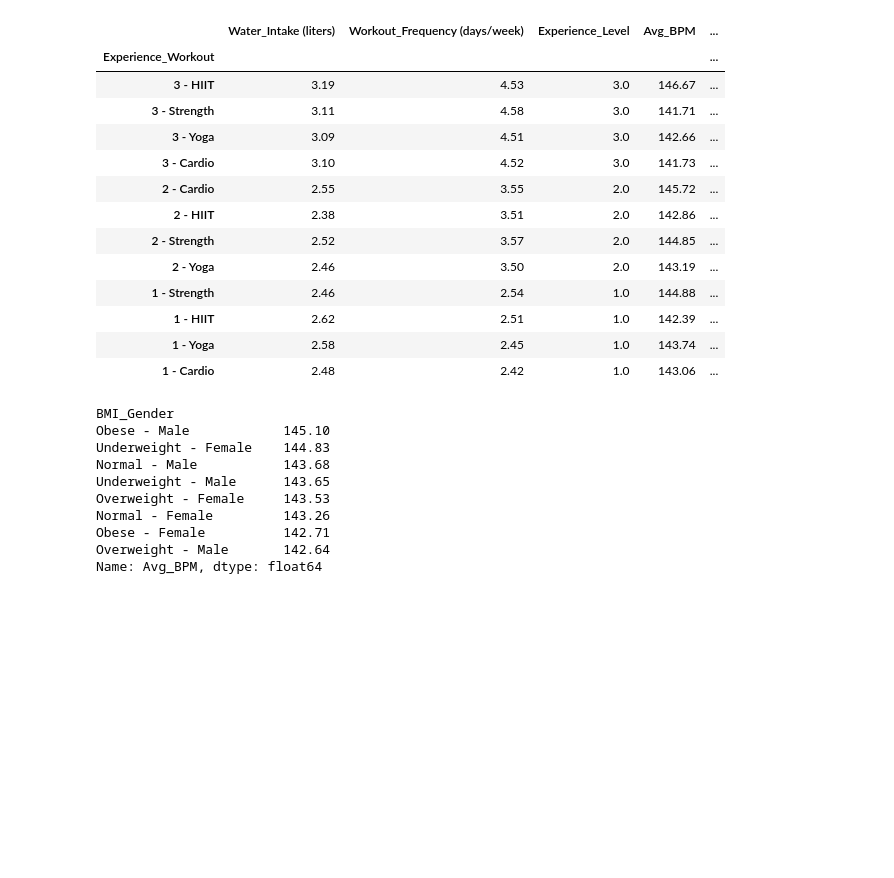
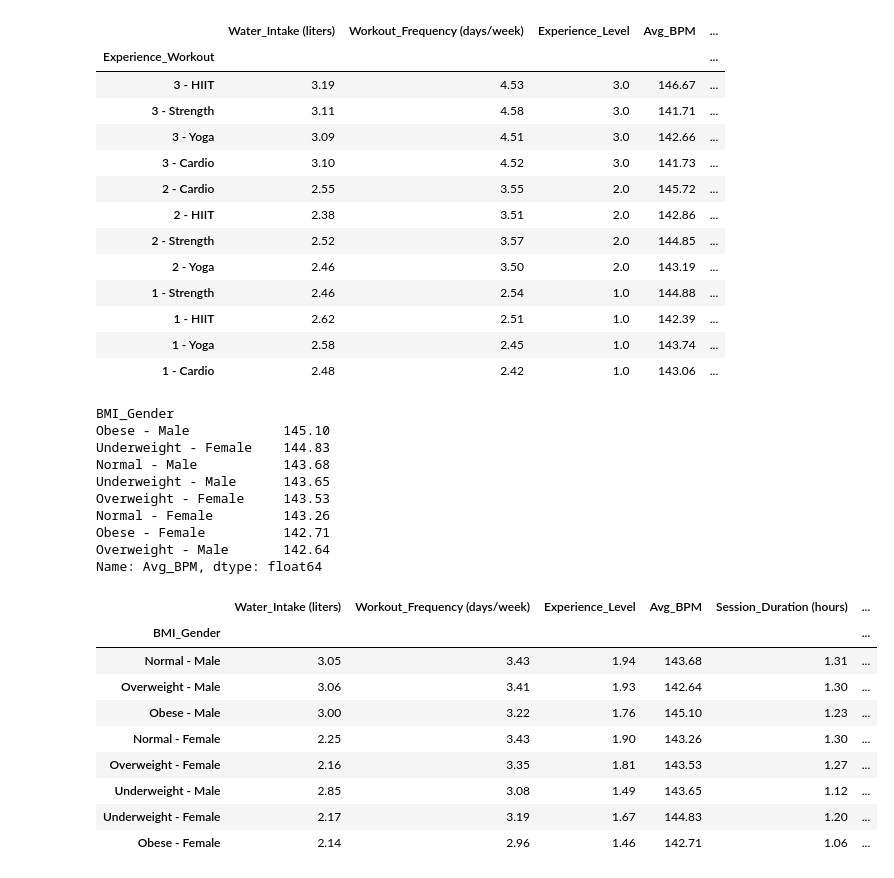
Before and after one commit to FlazeFy2/DS-Gym_Members_Exercise, a Jupyter notebook: descriptive statistics.ipynb, the cells around one changed output. Drawn from its saved outputs; the diff is of its cells as text; code cells hidden in the pictures; blank space fills up the shorter version.

Commit message:
[DS] Descriptive Statistic : Average Water Intake, Workout Frequency, Experience_Level, Avg BPM, Session Duration, Calories_Burned per BMI - Gender

```diff
--- a/descriptive statistics.ipynb
+++ b/descriptive statistics.ipynb
@@ -584,3 +584,62 @@ Normal - Female         143.26
 Obese - Female          142.71
 Overweight - Male       142.64
 Name: Avg_BPM, dtype: float64
+# %%
+import pandas as pd
+import numpy as np
+from datetime import datetime
+
+data = pd.read_csv("gym_members_exercise_tracking.csv")
+
+# Descriptive Statistic : Average Water Intake, Workout Frequency, Experience_Level, Avg BPM, Session Duration, Calories_Burned per BMI - Gender
+target_col = [
+    'Water_Intake (liters)', 'Workout_Frequency (days/week)', 'Experience_Level', 'Avg_BPM', 'Session_Duration (hours)', 'Calories_Burned'
+]
+
+# Convert to numeric
+for col in target_col:
+    data[col] = pd.to_numeric(data[col], errors='coerce')
+
+# Remove NaN
+data = data.dropna(subset=target_col)
+
+# Calculate BMI
+data['BMI'] = data['Weight (kg)'] / (data['Height (m)'] ** 2)
+
+# Function to classify BMI Category
+def get_bmi_category(bmi):
+    if bmi < 18.5:
+        return "Underweight"
+    elif 18.5 <= bmi < 25:
+        return "Normal"
+    elif 25 <= bmi < 30:
+        return "Overweight"
+    else:
+        return "Obese"
+
+# Create BMI Category Column
+data['BMI_Category'] = data['BMI'].apply(get_bmi_category)
+
+# Combine BMI Category and Gender
+data['BMI_Gender'] = data['BMI_Category'] + " - " + data['Gender']
+
+# Group by gen
+grouped = data.groupby('BMI_Gender')[target_col].mean()
+
+# Sort by calories burned
+grouped = grouped.sort_values(by='Calories_Burned', ascending=False)
+
+# Round values
+grouped = grouped.round(2)
+display(grouped)
+# %% [output]
+|  | Water_Intake (liters) | Workout_Frequency (days/week) | Experience_Level | Avg_BPM | Session_Duration (hours) | ... |
+| BMI_Gender |  |  |  |  |  | ... |
+| Normal - Male | 3.05 | 3.43 | 1.94 | 143.68 | 1.31 | ... |
+| Overweight - Male | 3.06 | 3.41 | 1.93 | 142.64 | 1.30 | ... |
+| Obese - Male | 3.00 | 3.22 | 1.76 | 145.10 | 1.23 | ... |
+| Normal - Female | 2.25 | 3.43 | 1.90 | 143.26 | 1.30 | ... |
+| Overweight - Female | 2.16 | 3.35 | 1.81 | 143.53 | 1.27 | ... |
+| Underweight - Male | 2.85 | 3.08 | 1.49 | 143.65 | 1.12 | ... |
+| Underweight - Female | 2.17 | 3.19 | 1.67 | 144.83 | 1.20 | ... |
+| Obese - Female | 2.14 | 2.96 | 1.46 | 142.71 | 1.06 | ... |
```
